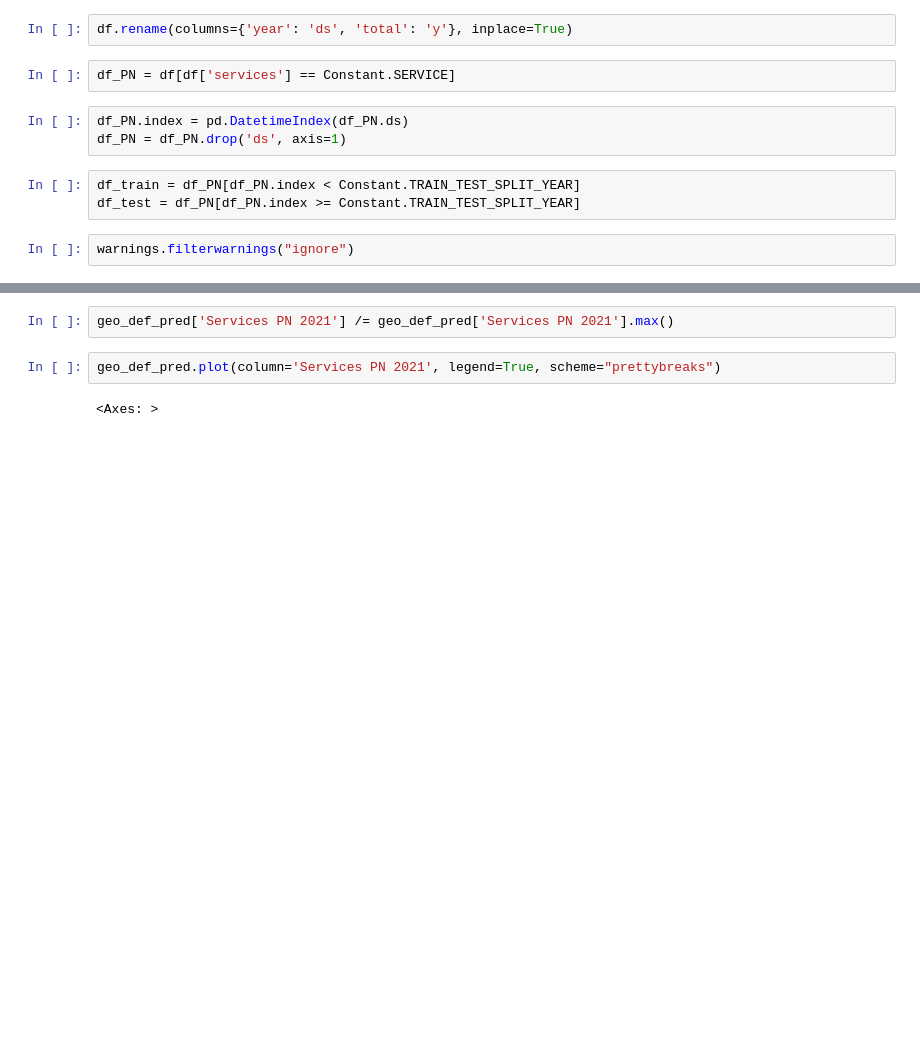
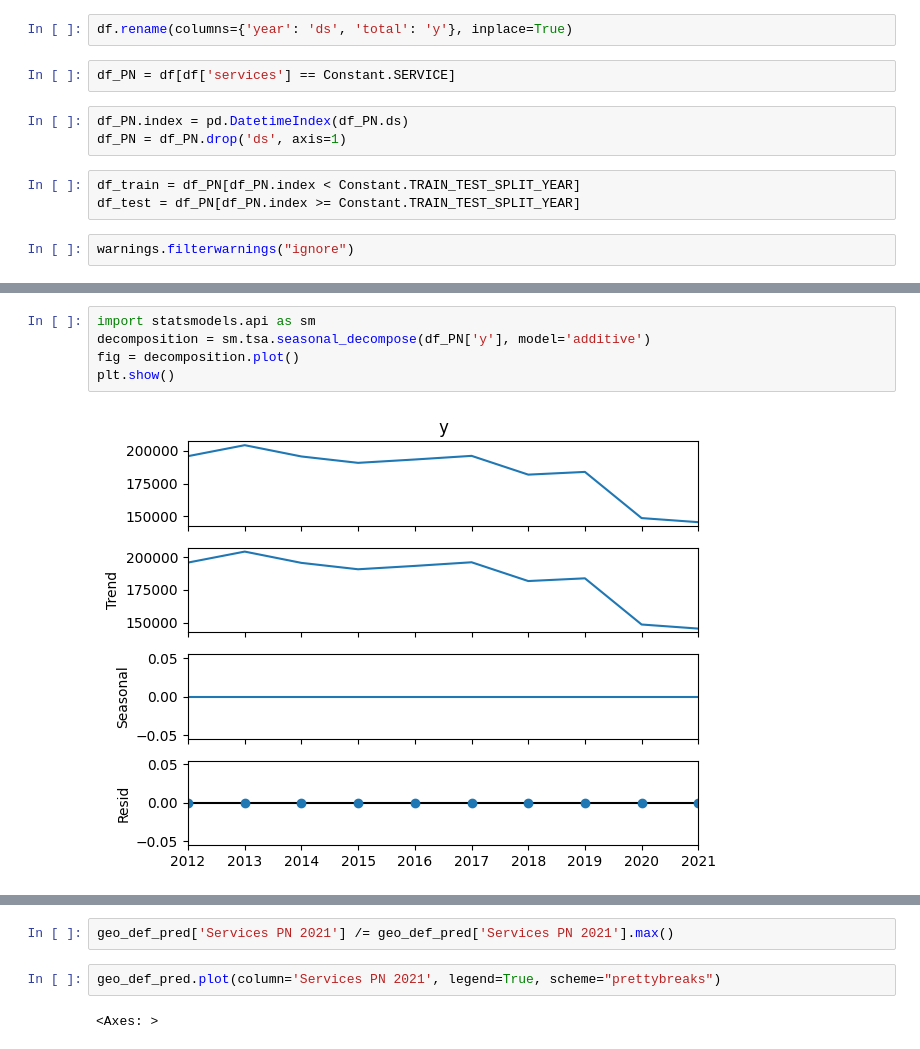
Before and after one commit to LoicLeguille/crimes-delits, a Jupyter notebook: main.ipynb, the cells around one changed output, grey strips where cells are left out. Cells and saved outputs as stored; diff of their text form; blank space fills up the shorter version.

```diff
--- a/main.ipynb
+++ b/main.ipynb
@@ -213,3 +228,10 @@ log.info("MLP RMSE: %s, MLP R²: %s", mlp_rmse, r2_mlp)
+# %%
+import statsmodels.api as sm
+decomposition = sm.tsa.seasonal_decompose(df_PN['y'], model='additive')
+fig = decomposition.plot()
+plt.show()
+# %% [output]
+[figure, added]
 # %%
 # Cross validation for MLP Model
 X = df_train.drop(['services', 'y'], axis=1)
```
Also changed, not shown: parts of 13 cells of this notebook, 1 other file.
